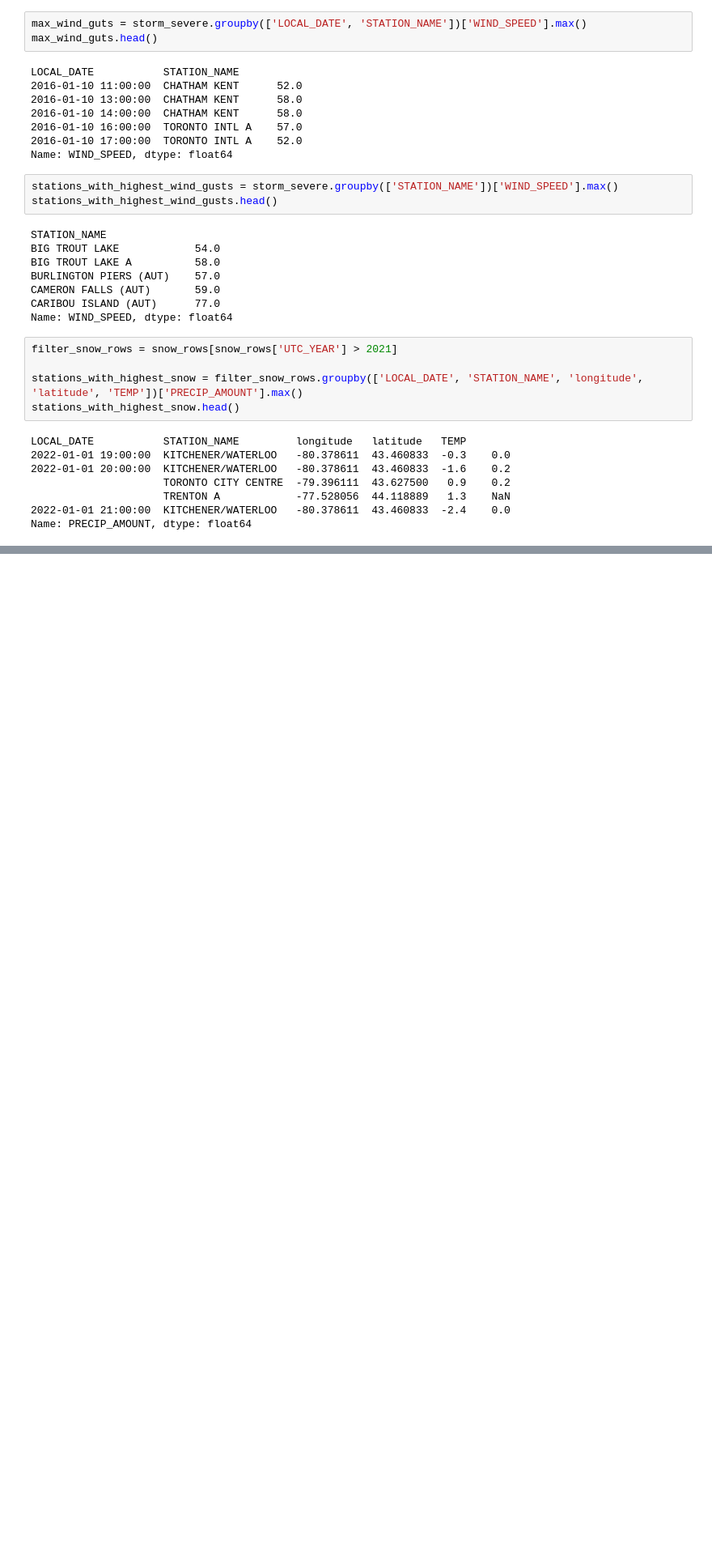
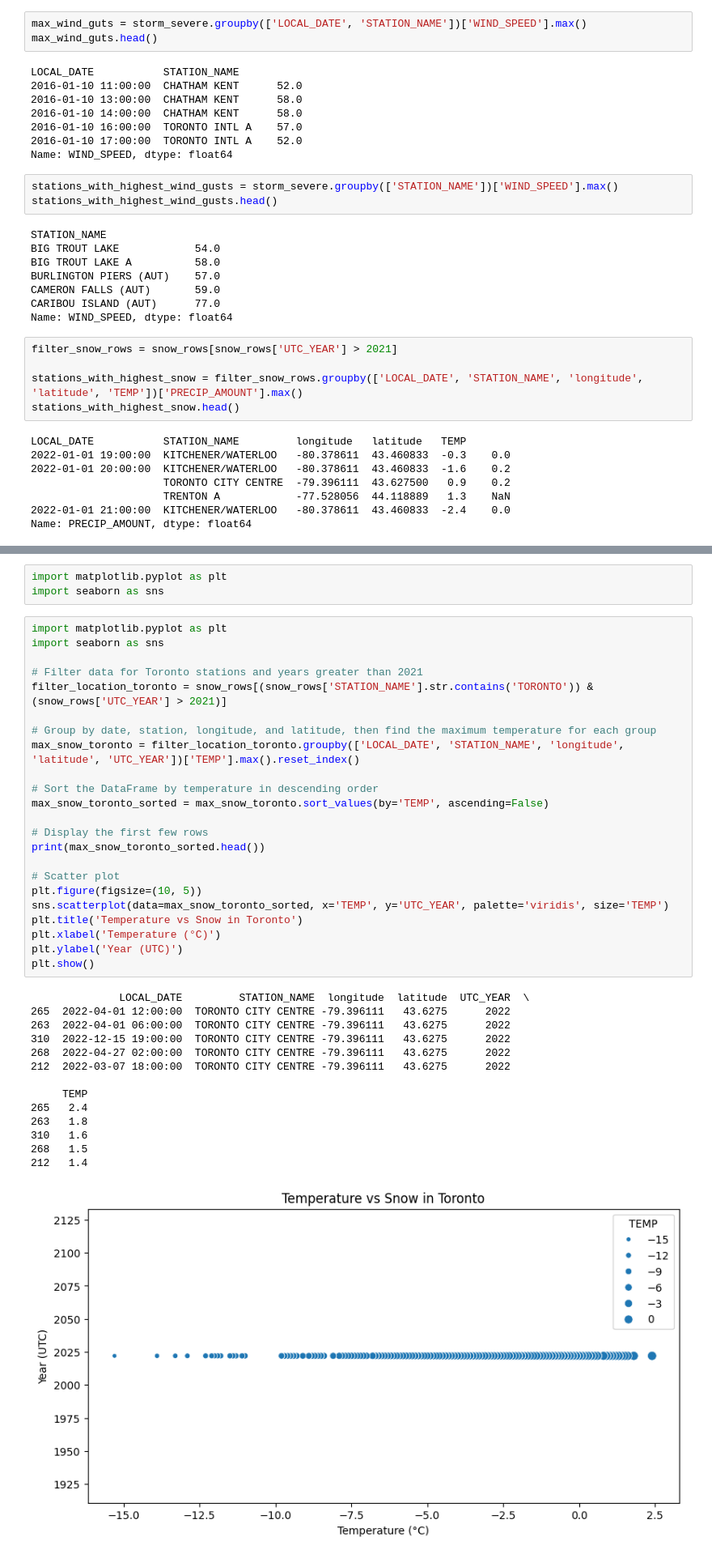
Before and after one commit to fadingNA/non-1b, a Jupyter notebook: task1/raw_weather.ipynb, the cells around one changed output, grey strips where cells are left out. Shown at 81% size. Drawn from its saved outputs; the diff is of its cells as text; blank space fills up the shorter version.

Commit message:
add graph

```diff
--- a/task1/raw_weather.ipynb
+++ b/task1/raw_weather.ipynb
@@ -122,0 +127,41 @@ Name: TEMP, dtype: float64
+# %%
+import matplotlib.pyplot as plt
+import seaborn as sns
+# %%
+import matplotlib.pyplot as plt
+import seaborn as sns
+
+# Filter data for Toronto stations and years greater than 2021
+filter_location_toronto = snow_rows[(snow_rows['STATION_NAME'].str.contains('TORONTO')) & (snow_rows['UTC_YEAR'] > 2021)]
+
+# Group by date, station, longitude, and latitude, then find the maximum temperature for each group
+max_snow_toronto = filter_location_toronto.groupby(['LOCAL_DATE', 'STATION_NAME', 'longitude', 'latitude', 'UTC_YEAR'])['TEMP'].max().reset_index()
+
+# Sort the DataFrame by temperature in descending order
+max_snow_toronto_sorted = max_snow_toronto.sort_values(by='TEMP', ascending=False)
+
+# Display the first few rows
+print(max_snow_toronto_sorted.head())
+
+# Scatter plot
+plt.figure(figsize=(10, 5))
+sns.scatterplot(data=max_snow_toronto_sorted, x='TEMP', y='UTC_YEAR', palette='viridis', size='TEMP')
+plt.title('Temperature vs Snow in Toronto')
+plt.xlabel('Temperature (°C)')
+plt.ylabel('Year (UTC)')
+plt.show()
+# %% [output]
+              LOCAL_DATE         STATION_NAME  longitude  latitude  UTC_YEAR  \
+265  2022-04-01 12:00:00  TORONTO CITY CENTRE -79.396111   43.6275      2022
+263  2022-04-01 06:00:00  TORONTO CITY CENTRE -79.396111   43.6275      2022
+310  2022-12-15 19:00:00  TORONTO CITY CENTRE -79.396111   43.6275      2022
+268  2022-04-27 02:00:00  TORONTO CITY CENTRE -79.396111   43.6275      2022
+212  2022-03-07 18:00:00  TORONTO CITY CENTRE -79.396111   43.6275      2022
+
+     TEMP
+265   2.4
+263   1.8
+310   1.6
+268   1.5
+212   1.4
+[figure, added]
```
Also changed, not shown: parts of 3 cells of this notebook.
